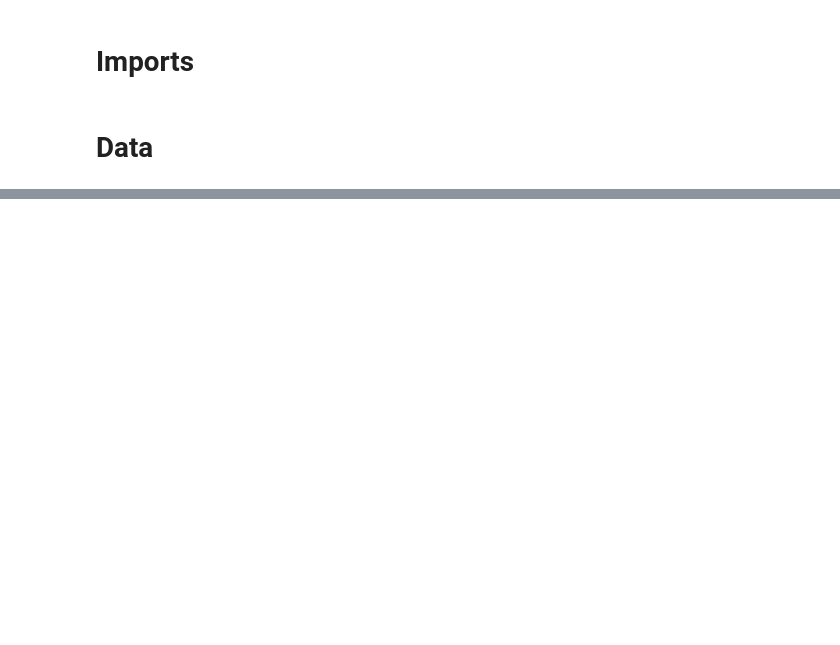
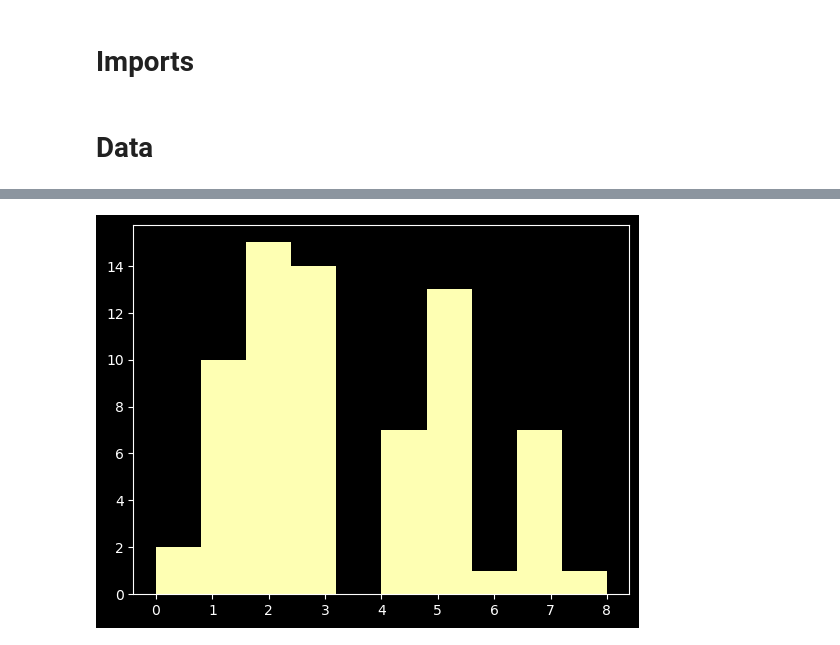
Before and after one commit to Ben-physics-dotcom/VdZ_aDataScienceProject, a Jupyter notebook: Data_Cleaning/Members_of_VdZ.ipynb, the cells around one changed output, grey strips where cells are left out. Drawn from its saved outputs; the diff is of its cells as text; code cells hidden in the pictures; blank space fills up the shorter version.

```diff
--- a/Data_Cleaning/Members_of_VdZ.ipynb
+++ b/Data_Cleaning/Members_of_VdZ.ipynb
@@ -33,0 +47,6 @@ df_new
+# %%
+plt.hist(df.Company_Form_ordinal)
+# plt.xlabel(list())
+plt.show()
+# %% [output]
+[figure, added]
```
Also changed, not shown: parts of 6 cells of this notebook.
